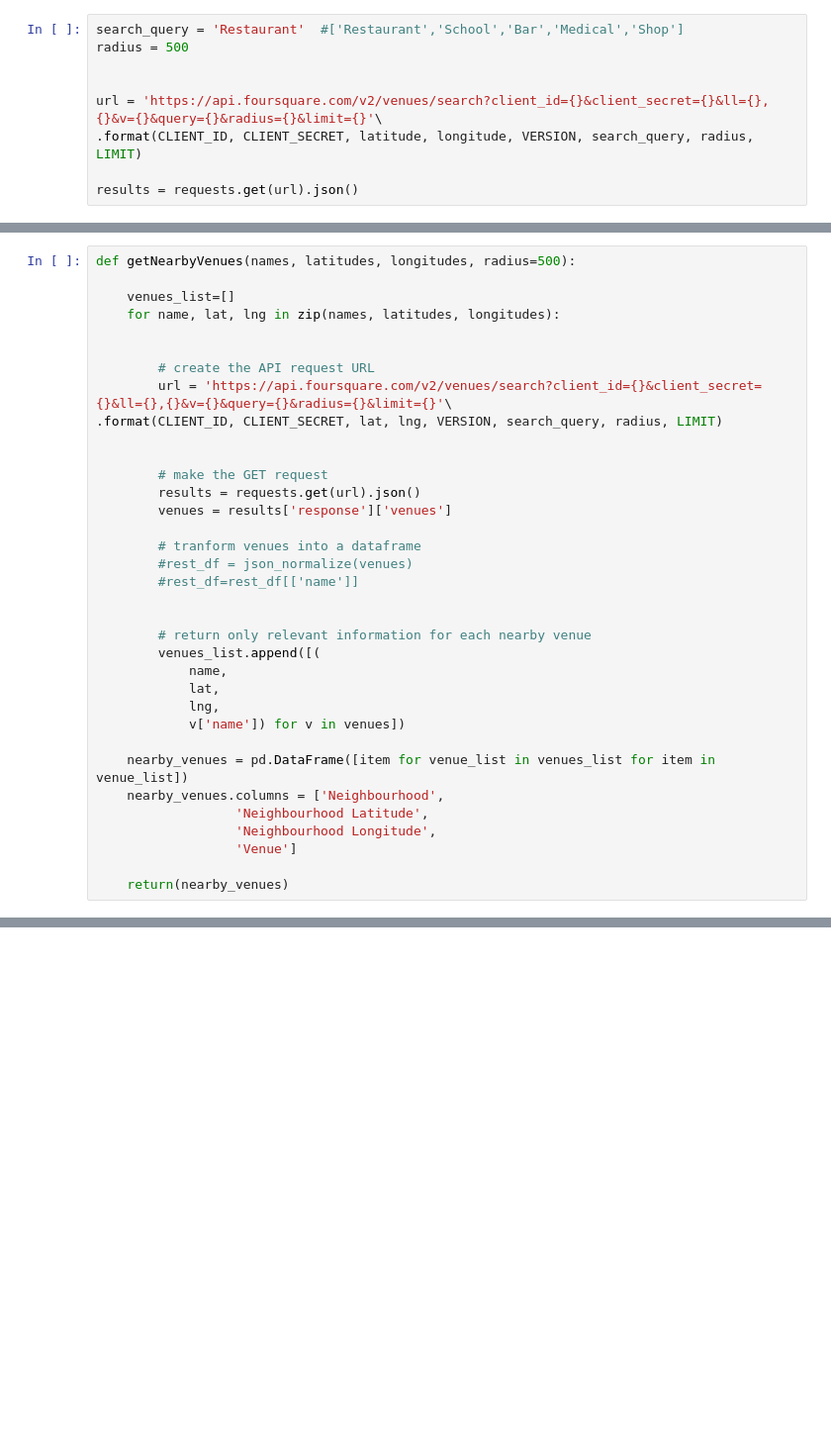
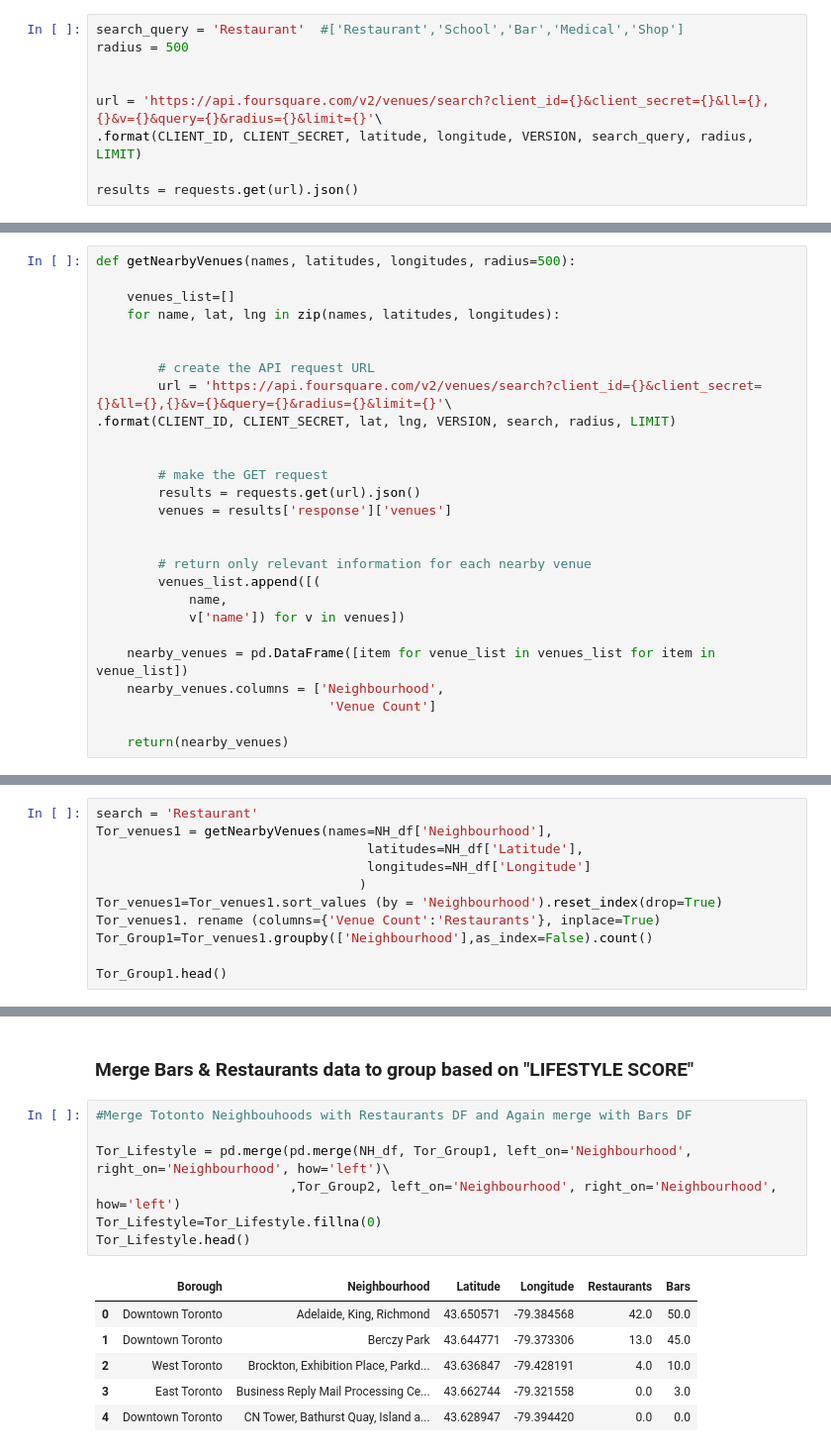
Before and after one commit to AnanthSG/Coursera_Capstone, a Jupyter notebook: Capstone- Toronto_CLUSTERING.ipynb, the cells around one changed output, grey strips where cells are left out. Shown at 99% size. Cells and saved outputs as stored; diff of their text form; blank space fills up the shorter version.

```diff
--- a/Capstone- Toronto_CLUSTERING.ipynb
+++ b/Capstone- Toronto_CLUSTERING.ipynb
@@ -274,30 +282,22 @@ def getNearbyVenues(names, latitudes, longitudes, radius=500):
 
         # create the API request URL
         url = 'https://api.foursquare.com/v2/venues/search?client_id={}&client_secret={}&ll={},{}&v={}&query={}&radius={}&limit={}'\
-.format(CLIENT_ID, CLIENT_SECRET, lat, lng, VERSION, search_query, radius, LIMIT)
+.format(CLIENT_ID, CLIENT_SECRET, lat, lng, VERSION, search, radius, LIMIT)
 
 
         # make the GET request
         results = requests.get(url).json()
         venues = results['response']['venues']
 
-        # tranform venues into a dataframe
-        #rest_df = json_normalize(venues)
-        #rest_df=rest_df[['name']]
-
 
         # return only relevant information for each nearby venue
         venues_list.append([(
             name,
-            lat,
-            lng,
             v['name']) for v in venues])
 
     nearby_venues = pd.DataFrame([item for venue_list in venues_list for item in venue_list])
     nearby_venues.columns = ['Neighbourhood',
-                  'Neighbourhood Latitude',
-                  'Neighbourhood Longitude',
-                  'Venue']
+                              'Venue Count']
 
     return(nearby_venues)
 # %% [markdown]
@@ -350,0 +306,11 @@ Tor_Group
+# %%
+search = 'Restaurant'
+Tor_venues1 = getNearbyVenues(names=NH_df['Neighbourhood'],
+                                   latitudes=NH_df['Latitude'],
+                                   longitudes=NH_df['Longitude']
+                                  )
+Tor_venues1=Tor_venues1.sort_values (by = 'Neighbourhood').reset_index(drop=True)
+Tor_venues1. rename (columns={'Venue Count':'Restaurants'}, inplace=True)
+Tor_Group1=Tor_venues1.groupby(['Neighbourhood'],as_index=False).count()
+
+Tor_Group1.head()
@@ -350,0 +380,16 @@ Tor_Group
+# %% [markdown]
+### Merge Bars & Restaurants data to group based on "LIFESTYLE SCORE"
+# %%
+#Merge Totonto Neighbouhoods with Restaurants DF and Again merge with Bars DF
+
+Tor_Lifestyle = pd.merge(pd.merge(NH_df, Tor_Group1, left_on='Neighbourhood', right_on='Neighbourhood', how='left')\
+                         ,Tor_Group2, left_on='Neighbourhood', right_on='Neighbourhood', how='left')
+Tor_Lifestyle=Tor_Lifestyle.fillna(0)
+Tor_Lifestyle.head()
+# %% [output]
+|  | Borough | Neighbourhood | Latitude | Longitude | Restaurants | Bars |
+| 0 | Downtown Toronto | Adelaide, King, Richmond | 43.650571 | -79.384568 | 42.0 | 50.0 |
+| 1 | Downtown Toronto | Berczy Park | 43.644771 | -79.373306 | 13.0 | 45.0 |
+| 2 | West Toronto | Brockton, Exhibition Place, Parkd... | 43.636847 | -79.428191 | 4.0 | 10.0 |
+| 3 | East Toronto | Business Reply Mail Processing Ce... | 43.662744 | -79.321558 | 0.0 | 3.0 |
+| 4 | Downtown Toronto | CN Tower, Bathurst Quay, Island a... | 43.628947 | -79.394420 | 0.0 | 0.0 |
```
Also changed, not shown: parts of 35 cells of this notebook.
